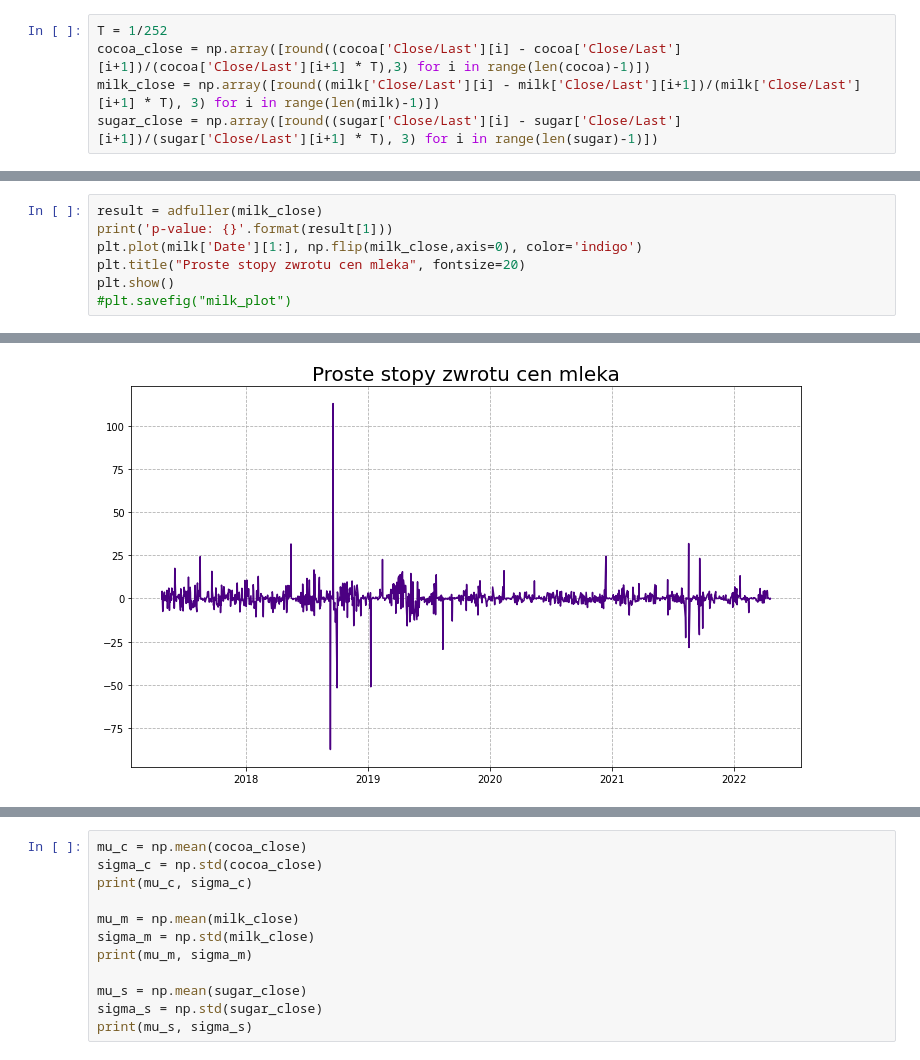
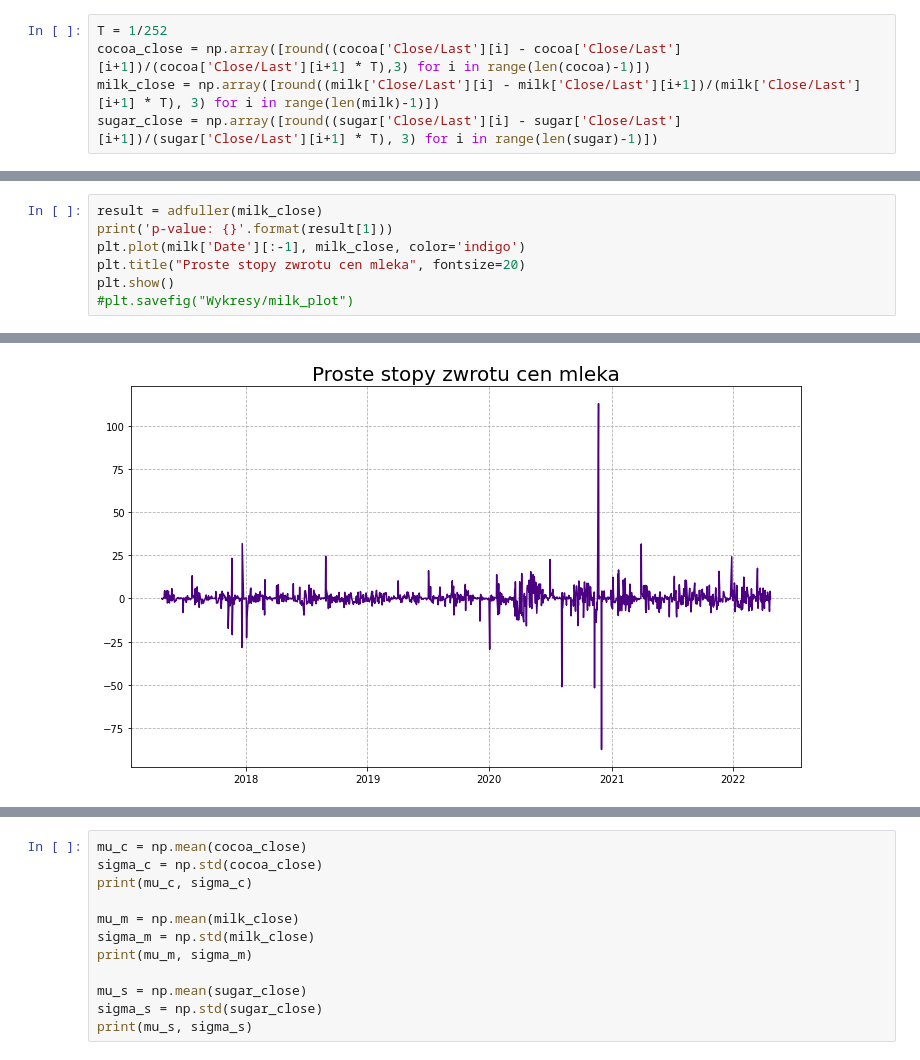
Before and after one commit to KatarzynaTurbanska/enterprise_risk_management, a Jupyter notebook: Prezentacja 2/miary_ryzyka.ipynb, the cells around one changed output, grey strips where cells are left out. Drawn from its saved outputs; the diff is of its cells as text.

```diff
--- a/Prezentacja 2/miary_ryzyka.ipynb
+++ b/Prezentacja 2/miary_ryzyka.ipynb
@@ -86,8 +86,8 @@ p-value: 4.524950502080415e-26
 # %%
 result = adfuller(milk_close)
 print('p-value: {}'.format(result[1]))
-plt.plot(milk['Date'][1:], np.flip(milk_close,axis=0), color='indigo')
+plt.plot(milk['Date'][:-1], milk_close, color='indigo')
 plt.title("Proste stopy zwrotu cen mleka", fontsize=20)
 plt.show()
-#plt.savefig("milk_plot")
+#plt.savefig("Wykresy/milk_plot")
 # %% [output]
@@ -95,4 +95,4 @@ p-value: 1.6507126062903223e-23
-[figure, old version]
+[figure, new version]
 # %%
 result = adfuller(sugar_close)
 print('p-value: {}'.format(result[1]))
```
Also changed, not shown: parts of 9 cells of this notebook, 5 other files.
